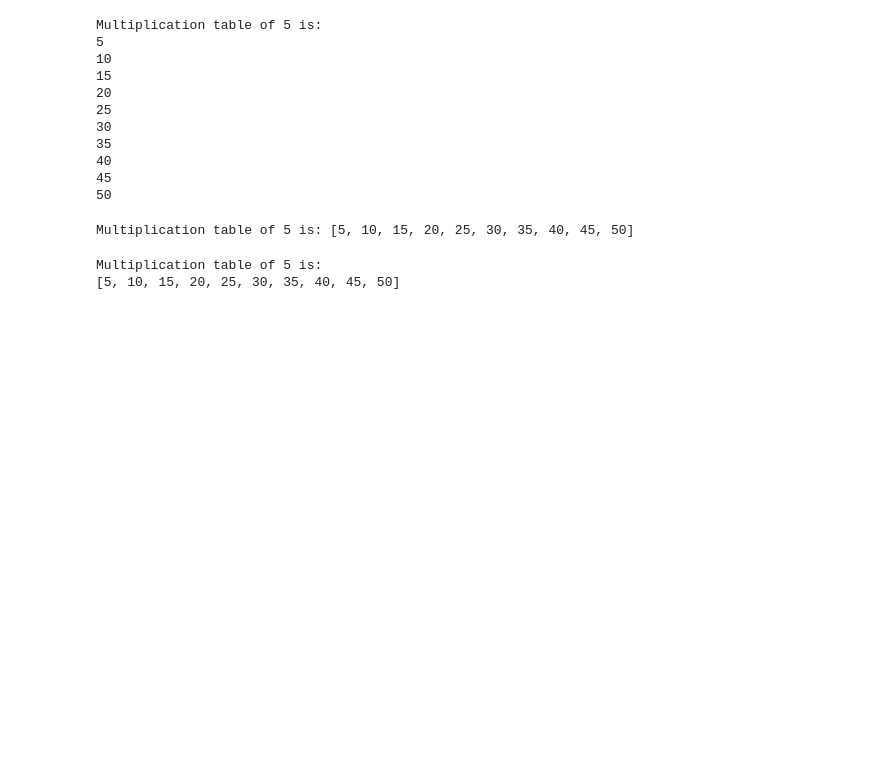
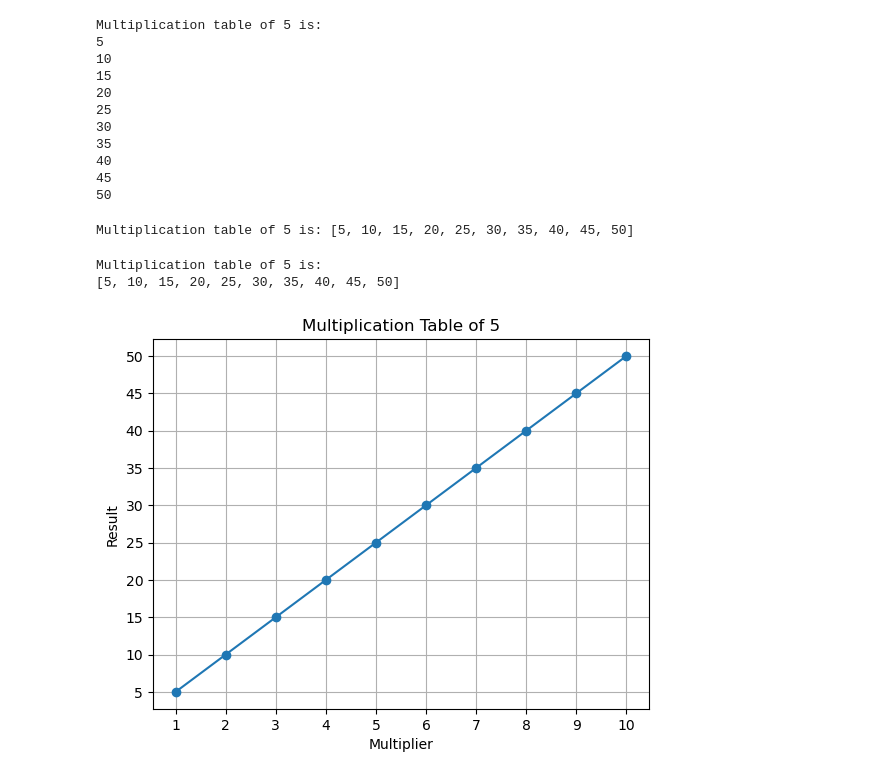
Before and after one commit to barada02/DSA, a Jupyter notebook: SagaofMultiplicaiton.ipynb, the cells around one changed output. Saved outputs shown, nothing was run; the diff lists cells and outputs as text; code cells hidden in the pictures; blank space fills up the shorter version.

Commit message:
matplotlib

```diff
--- a/SagaofMultiplicaiton.ipynb
+++ b/SagaofMultiplicaiton.ipynb
@@ -118,3 +118,18 @@ print(table_pd.tolist())
 # %% [output]
 Multiplication table of 5 is:
 [5, 10, 15, 20, 25, 30, 35, 40, 45, 50]
+# %%
+# using matplotlib
+import matplotlib.pyplot as plt
+table_mt = [a * i for i in range(1, 11)]
+
+plt.plot(range(1, 11), table_mt, marker='o')
+plt.title(f'Multiplication Table of {a}')
+plt.xlabel('Multiplier')
+plt.ylabel('Result')
+plt.xticks(range(1, 11))
+plt.yticks(table_mt)
+plt.grid()
+plt.show()
+# %% [output]
+[figure, added]
```
